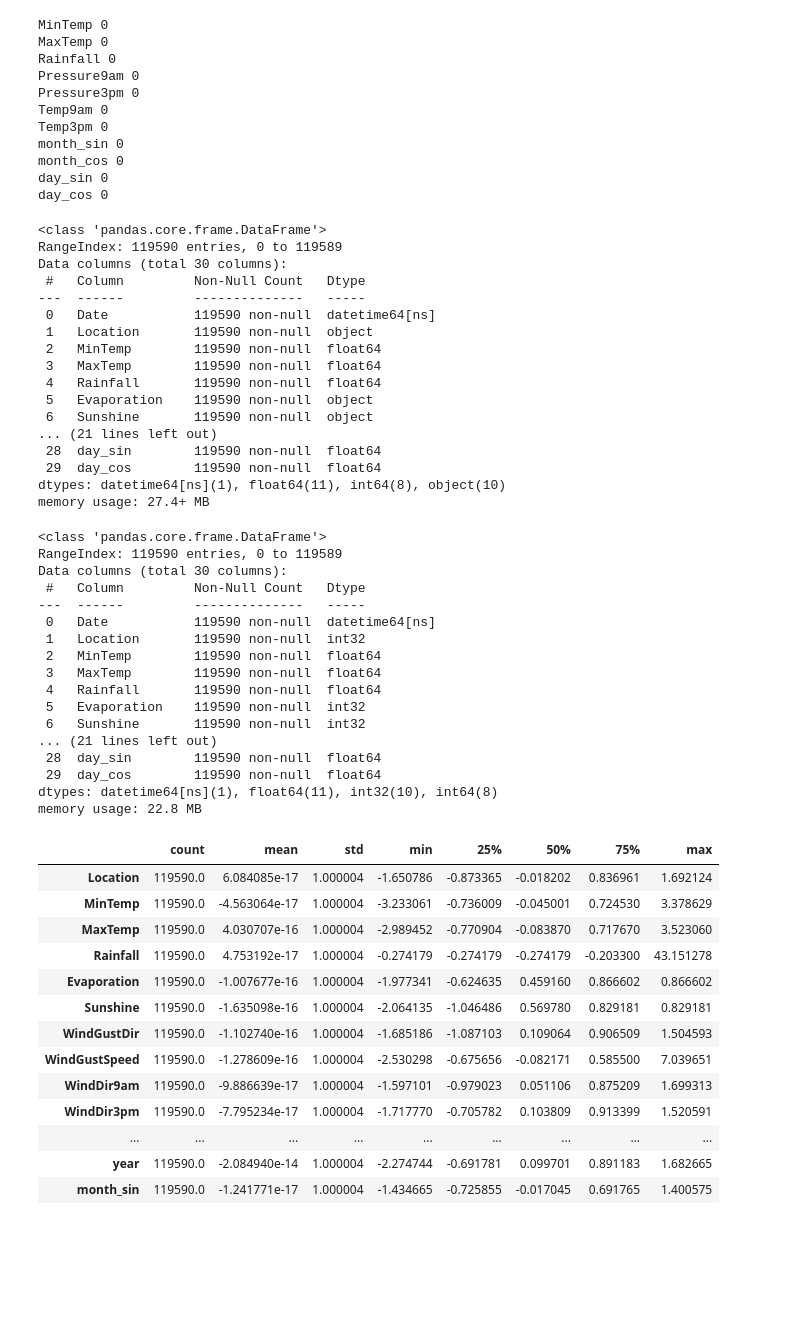
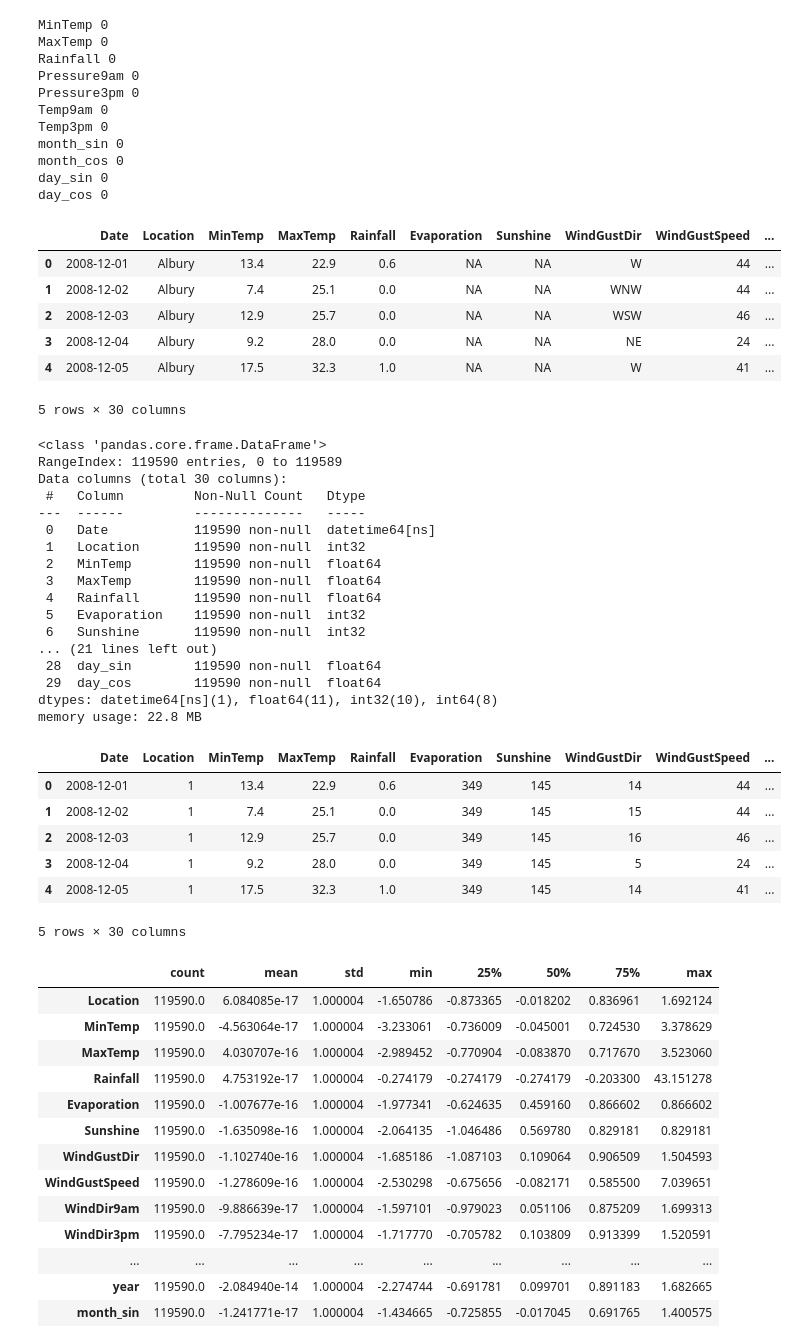
Before and after one commit to ThanhLong102/rain, a Jupyter notebook: main.ipynb, the cells around one changed output. Cells and saved outputs as stored; diff of their text form; code cells hidden in the pictures; blank space fills up the shorter version.

```diff
--- a/main.ipynb
+++ b/main.ipynb
@@ -189,50 +189,47 @@ day_cos 0
 
 for i in num_cols:
     data[i].fillna(data[i].median(), inplace=True)
-
-data.info()
+data.head(5)
 # %% [output]
+|  | Date | Location | MinTemp | MaxTemp | Rainfall | Evaporation | Sunshine | WindGustDir | WindGustSpeed | ... |
+| 0 | 2008-12-01 | Albury | 13.4 | 22.9 | 0.6 | NA | NA | W | 44 | ... |
+| 1 | 2008-12-02 | Albury | 7.4 | 25.1 | 0.0 | NA | NA | WNW | 44 | ... |
+| 2 | 2008-12-03 | Albury | 12.9 | 25.7 | 0.0 | NA | NA | WSW | 46 | ... |
+| 3 | 2008-12-04 | Albury | 9.2 | 28.0 | 0.0 | NA | NA | NE | 24 | ... |
+| 4 | 2008-12-05 | Albury | 17.5 | 32.3 | 1.0 | NA | NA | W | 41 | ... |
-<class 'pandas.core.frame.DataFrame'>
-RangeIndex: 119590 entries, 0 to 119589
-Data columns (total 30 columns):
- #   Column         Non-Null Count   Dtype
----  ------         --------------   -----
- 0   Date           119590 non-null  datetime64[ns]
- 1   Location       119590 non-null  object
- 2   MinTemp        119590 non-null  float64
- 3   MaxTemp        119590 non-null  float64
- 4   Rainfall       119590 non-null  float64
- 5   Evaporation    119590 non-null  object
- 6   Sunshine       119590 non-null  object
-... (21 lines left out)
- 28  day_sin        119590 non-null  float64
- 29  day_cos        119590 non-null  float64
-dtypes: datetime64[ns](1), float64(11), int64(8), object(10)
-memory usage: 27.4+ MB
+5 rows × 30 columns
 # %%
 # Apply label encoder to each column with categorical data
 label_encoder = LabelEncoder()
 for i in object_cols:
     data[i] = label_encoder.fit_transform(data[i])
 
 data.info()
+data.head(5)
 # %% [output]
 <class 'pandas.core.frame.DataFrame'>
 RangeIndex: 119590 entries, 0 to 119589
 Data columns (total 30 columns):
  #   Column         Non-Null Count   Dtype
 ---  ------         --------------   -----
  0   Date           119590 non-null  datetime64[ns]
  1   Location       119590 non-null  int32
  2   MinTemp        119590 non-null  float64
  3   MaxTemp        119590 non-null  float64
  4   Rainfall       119590 non-null  float64
  5   Evaporation    119590 non-null  int32
  6   Sunshine       119590 non-null  int32
 ... (21 lines left out)
  28  day_sin        119590 non-null  float64
  29  day_cos        119590 non-null  float64
 dtypes: datetime64[ns](1), float64(11), int32(10), int64(8)
 memory usage: 22.8 MB
+|  | Date | Location | MinTemp | MaxTemp | Rainfall | Evaporation | Sunshine | WindGustDir | WindGustSpeed | ... |
+| 0 | 2008-12-01 | 1 | 13.4 | 22.9 | 0.6 | 349 | 145 | 14 | 44 | ... |
+| 1 | 2008-12-02 | 1 | 7.4 | 25.1 | 0.0 | 349 | 145 | 15 | 44 | ... |
+| 2 | 2008-12-03 | 1 | 12.9 | 25.7 | 0.0 | 349 | 145 | 16 | 46 | ... |
+| 3 | 2008-12-04 | 1 | 9.2 | 28.0 | 0.0 | 349 | 145 | 5 | 24 | ... |
+| 4 | 2008-12-05 | 1 | 17.5 | 32.3 | 1.0 | 349 | 145 | 14 | 41 | ... |
+5 rows × 30 columns
 # %%
 # Preparing attributes of scale data
```
Also changed, not shown: parts of 21 cells of this notebook, 5 other files.
